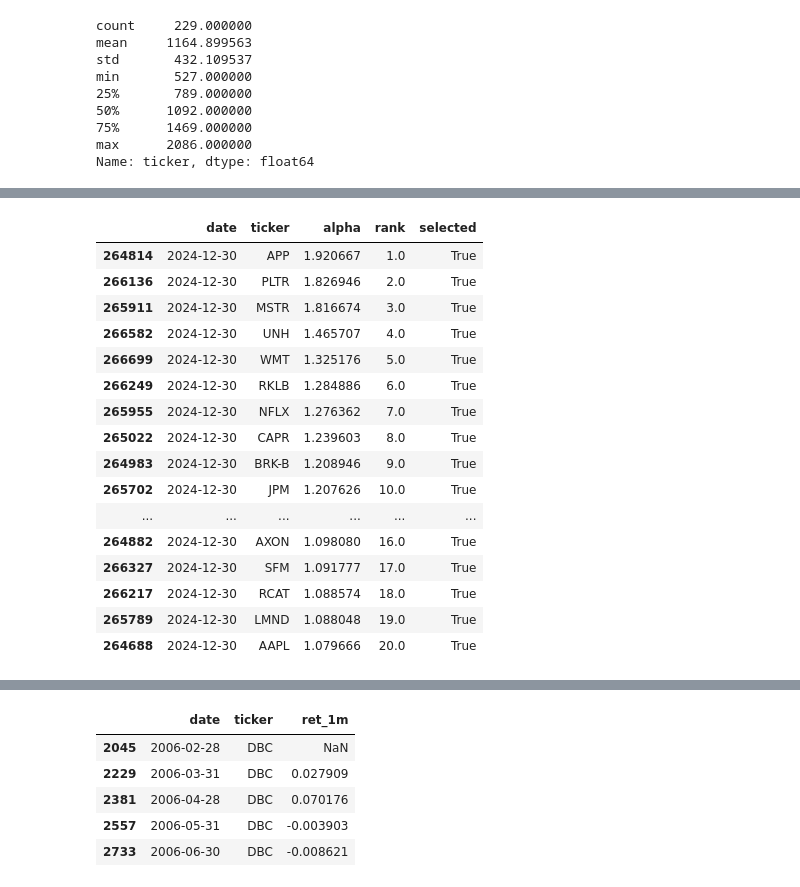
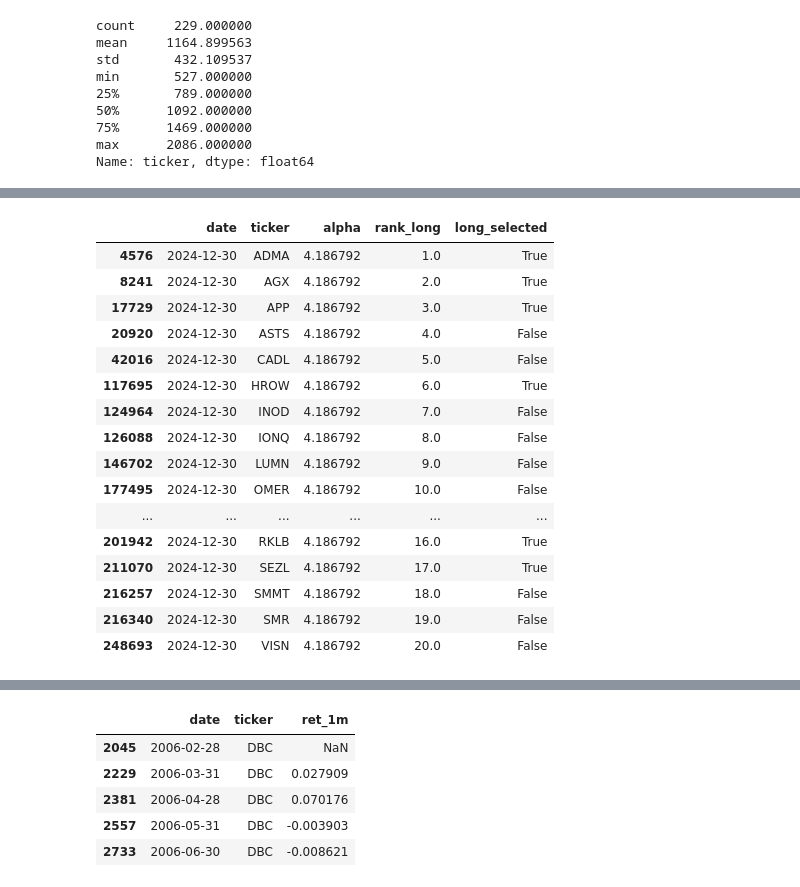
Before and after one commit to asm304/multi-asset-portfolio-framework, a Jupyter notebook: notebooks/01_download_data.ipynb, the cells around one changed output, grey strips where cells are left out. Saved outputs shown, nothing was run; the diff lists cells and outputs as text; code cells hidden in the pictures.

```diff
--- a/notebooks/01_download_data.ipynb
+++ b/notebooks/01_download_data.ipynb
@@ -478,25 +474,25 @@ Name: selected, dtype: float64
 # %%
 sample_date = alpha["date"].max()
 
 alpha[alpha["date"] == sample_date] \
-    .sort_values("rank") \
-    [["date","ticker", "alpha", "rank", "selected"]] \
+    .sort_values("rank_long") \
+    [["date","ticker", "alpha", "rank_long", "long_selected"]] \
     .head(20)
 # %% [output]
-|  | date | ticker | alpha | rank | selected |
-| 264814 | 2024-12-30 | APP | 1.920667 | 1.0 | True |
-| 266136 | 2024-12-30 | PLTR | 1.826946 | 2.0 | True |
-| 265911 | 2024-12-30 | MSTR | 1.816674 | 3.0 | True |
-| 266582 | 2024-12-30 | UNH | 1.465707 | 4.0 | True |
-| 266699 | 2024-12-30 | WMT | 1.325176 | 5.0 | True |
-| 266249 | 2024-12-30 | RKLB | 1.284886 | 6.0 | True |
-| 265955 | 2024-12-30 | NFLX | 1.276362 | 7.0 | True |
-| 265022 | 2024-12-30 | CAPR | 1.239603 | 8.0 | True |
-| 264983 | 2024-12-30 | BRK-B | 1.208946 | 9.0 | True |
-| 265702 | 2024-12-30 | JPM | 1.207626 | 10.0 | True |
+|  | date | ticker | alpha | rank_long | long_selected |
+| 4576 | 2024-12-30 | ADMA | 4.186792 | 1.0 | True |
+| 8241 | 2024-12-30 | AGX | 4.186792 | 2.0 | True |
+| 17729 | 2024-12-30 | APP | 4.186792 | 3.0 | True |
+| 20920 | 2024-12-30 | ASTS | 4.186792 | 4.0 | False |
+| 42016 | 2024-12-30 | CADL | 4.186792 | 5.0 | False |
+| 117695 | 2024-12-30 | HROW | 4.186792 | 6.0 | True |
+| 124964 | 2024-12-30 | INOD | 4.186792 | 7.0 | False |
+| 126088 | 2024-12-30 | IONQ | 4.186792 | 8.0 | False |
+| 146702 | 2024-12-30 | LUMN | 4.186792 | 9.0 | False |
+| 177495 | 2024-12-30 | OMER | 4.186792 | 10.0 | False |
 | ... | ... | ... | ... | ... | ... |
-| 264882 | 2024-12-30 | AXON | 1.098080 | 16.0 | True |
-| 266327 | 2024-12-30 | SFM | 1.091777 | 17.0 | True |
-| 266217 | 2024-12-30 | RCAT | 1.088574 | 18.0 | True |
-| 265789 | 2024-12-30 | LMND | 1.088048 | 19.0 | True |
-| 264688 | 2024-12-30 | AAPL | 1.079666 | 20.0 | True |
+| 201942 | 2024-12-30 | RKLB | 4.186792 | 16.0 | True |
+| 211070 | 2024-12-30 | SEZL | 4.186792 | 17.0 | True |
+| 216257 | 2024-12-30 | SMMT | 4.186792 | 18.0 | False |
+| 216340 | 2024-12-30 | SMR | 4.186792 | 19.0 | False |
+| 248693 | 2024-12-30 | VISN | 4.186792 | 20.0 | False |
```
Also changed, not shown: parts of 49 cells of this notebook, 5 other files.
